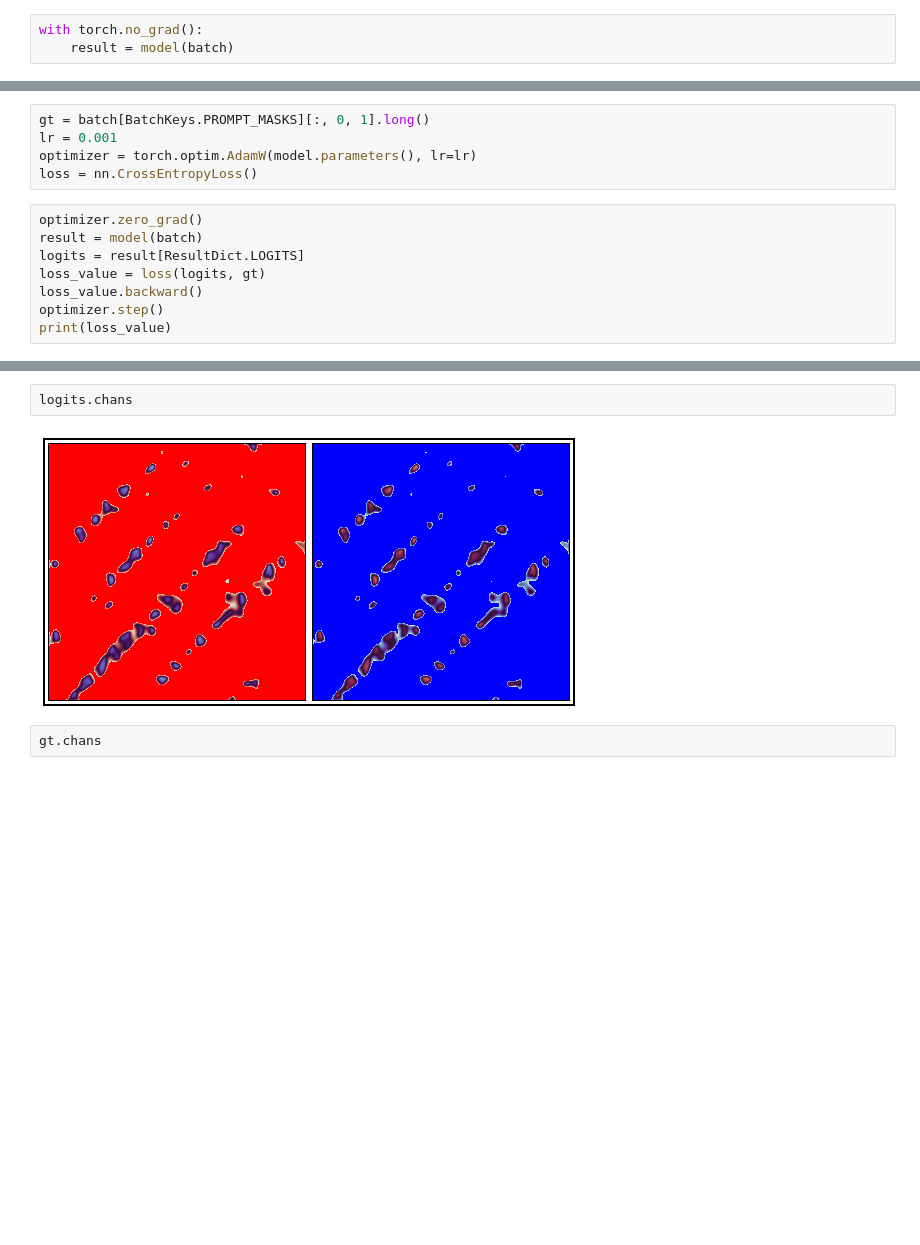
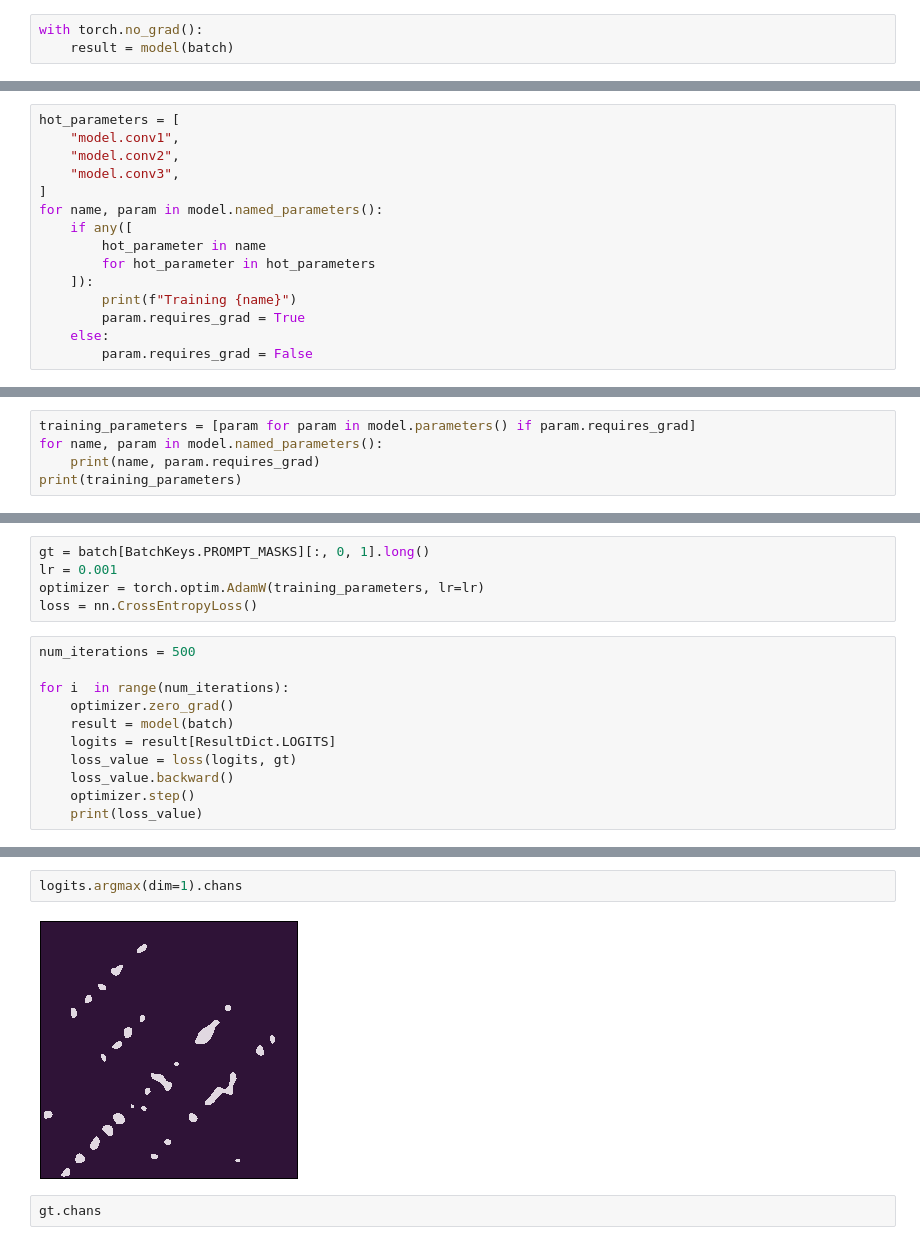
Before and after one commit to pasqualedem/DistillFSS, a Jupyter notebook: notebooks/streamlit.ipynb, the cells around one changed output, grey strips where cells are left out. Saved outputs shown, nothing was run; the diff lists cells and outputs as text; blank space fills up the shorter version.

```diff
--- a/notebooks/streamlit.ipynb
+++ b/notebooks/streamlit.ipynb
@@ -106,0 +103,15 @@ model.register_module("reweight_conv", nn.Conv2d(3, 3, 1))
+# %%
+hot_parameters = [
+    "model.conv1",
+    "model.conv2",
+    "model.conv3",
+]
+for name, param in model.named_parameters():
+    if any([
+        hot_parameter in name
+        for hot_parameter in hot_parameters
+    ]):
+        print(f"Training {name}")
+        param.requires_grad = True
+    else:
+        param.requires_grad = False
@@ -106,0 +136,5 @@ model.register_module("reweight_conv", nn.Conv2d(3, 3, 1))
+# %%
+training_parameters = [param for param in model.parameters() if param.requires_grad]
+for name, param in model.named_parameters():
+    print(name, param.requires_grad)
+print(training_parameters)
@@ -107,14 +159,17 @@ model.register_module("reweight_conv", nn.Conv2d(3, 3, 1))
 # %%
 gt = batch[BatchKeys.PROMPT_MASKS][:, 0, 1].long()
 lr = 0.001
-optimizer = torch.optim.AdamW(model.parameters(), lr=lr)
+optimizer = torch.optim.AdamW(training_parameters, lr=lr)
 loss = nn.CrossEntropyLoss()
 # %%
-optimizer.zero_grad()
-result = model(batch)
-logits = result[ResultDict.LOGITS]
-loss_value = loss(logits, gt)
-loss_value.backward()
-optimizer.step()
-print(loss_value)
+num_iterations = 500
+
+for i  in range(num_iterations):
+    optimizer.zero_grad()
+    result = model(batch)
+    logits = result[ResultDict.LOGITS]
+    loss_value = loss(logits, gt)
+    loss_value.backward()
+    optimizer.step()
+    print(loss_value)
 # %% [output]
@@ -122,7 +197,7 @@ tensor grad NllLoss2DBackward0 cuda:0 0.058
 # %%
-logits.chans
+logits.argmax(dim=1).chans
 # %% [output]
-[figure, old version]
+[figure, new version]
 # %%
 gt.chans
 # %% [output]
```
Also changed, not shown: parts of 10 cells of this notebook, 27 other files.
